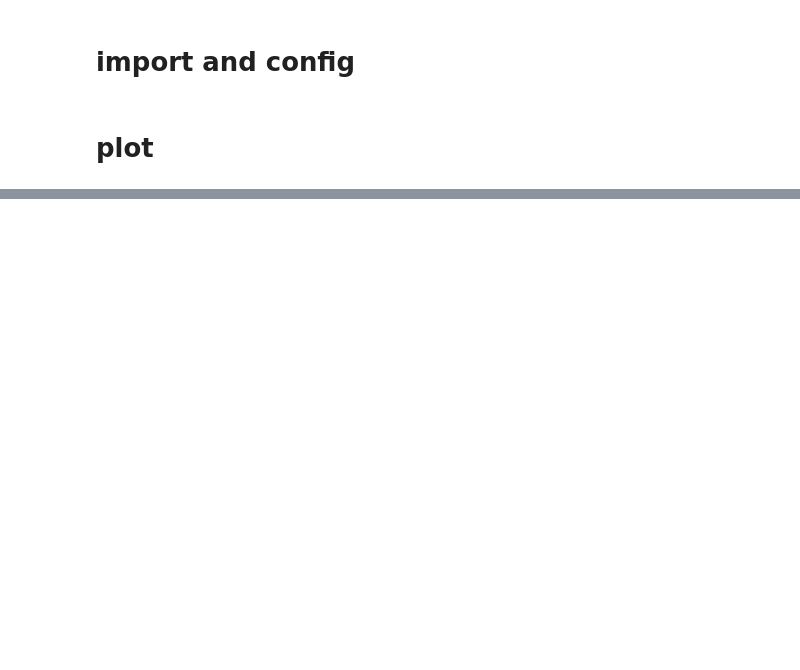
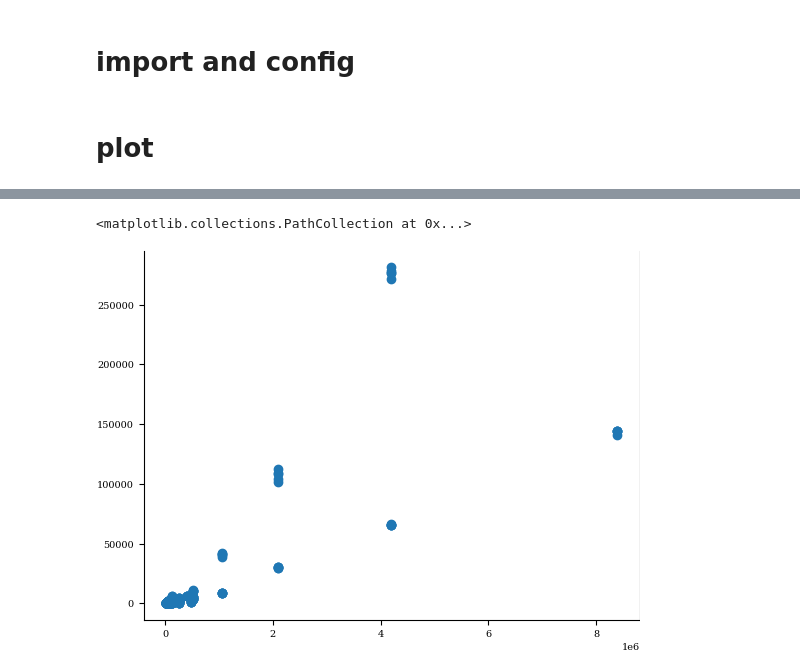
Before and after one commit to jakerhodes/RF-GAP-Python, a Jupyter notebook: experiments/notebooks/ablation_plot_compressed.ipynb, the cells around one changed output, grey strips where cells are left out. Cells and saved outputs as stored; diff of their text form; code cells hidden in the pictures; blank space fills up the shorter version.

```diff
--- a/experiments/notebooks/ablation_plot_compressed.ipynb
+++ b/experiments/notebooks/ablation_plot_compressed.ipynb
@@ -728,0 +770,5 @@ tv_news_combined [np.int64(8192), np.int64(16384), np.int64(32768), np.int64(655
+# %%
+plt.scatter(df_plot["n_train_subset"], df_plot["kernel_pipeline_peak_mb"])
+# %% [output]
+<matplotlib.collections.PathCollection at 0x...>
+[figure, added]
```
Also changed, not shown: parts of 2 cells of this notebook.
